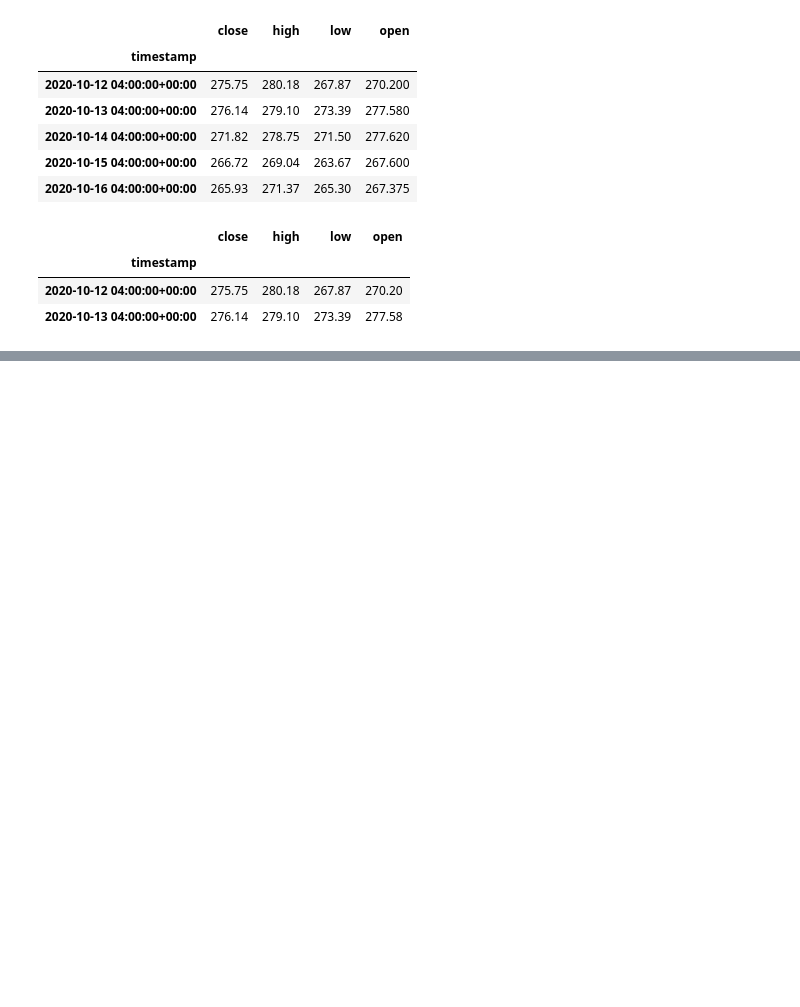
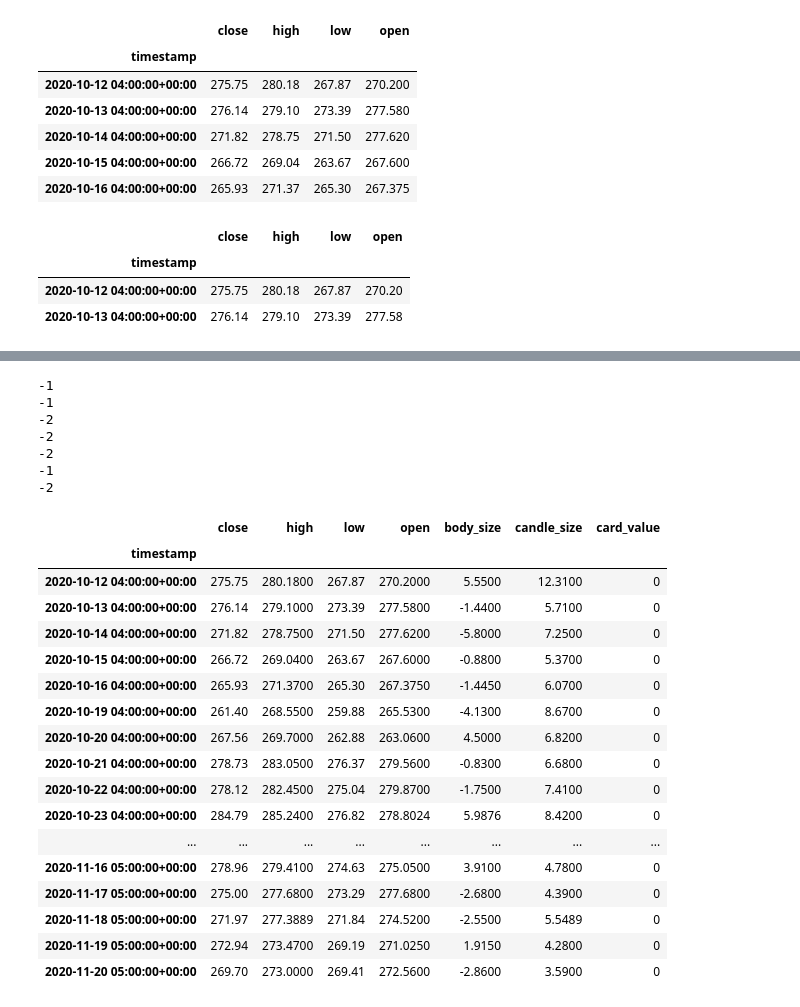
Before and after one commit to EtienneBrown1982/Counting_Cards_but_for_Equities, a Jupyter notebook: Code.ipynb, the cells around one changed output, grey strips where cells are left out. Drawn from its saved outputs; the diff is of its cells as text; code cells hidden in the pictures; blank space fills up the shorter version.

```diff
--- a/Code.ipynb
+++ b/Code.ipynb
@@ -135,0 +174,80 @@ stock_data.head()
+# %%
+# begin for loop to start calculating each row's data to assign a +1 or -1
+# to our count and add adjust our current/previous counts accordingly
+for rows in stock_data:
+# assign and document the current card count for the current day
+
+#assign previous day numbers to work with
+    previous_close = stock_data.iloc[row_counter][0]
+    previous_high = stock_data.iloc[row_counter][1]
+    previous_low = stock_data.iloc[row_counter][2]
+    previous_open = stock_data.iloc[row_counter][3]
+    previous_body_size = stock_data.iloc[row_counter][4]
+    previous_candle_size = stock_data.iloc[row_counter][5]
+
+# variable that keeps track of which row data we are working with
+# this variable is in this position because we need to initialize the first
+# row of data for calculations
+    row_counter = row_counter + 1
+
+# assign current day numbers to work with
+    current_close = stock_data.iloc[row_counter][0]
+    current_high = stock_data.iloc[row_counter][1]
+    current_low = stock_data.iloc[row_counter][2]
+    current_open = stock_data.iloc[row_counter][3]
+    current_body_size = stock_data.iloc[row_counter][4]
+    current_candle_size = stock_data.iloc[row_counter][5]
+
+    # bullish hammer
+    if (current_body_size > 0) and (current_body_size*2) < (current_candle_size):
+        current_count = current_count + 1
+    # bearish hammer
+    elif (current_body_size < 0) and ((np.absolute(current_body_size)*2) < (current_candle_size)):
+        current_count = current_count - 1
+    # bullish engulfing candle
+    elif (current_body_size > 0) and (previous_body_size < 1) and (current_body_size > previous_body_size):
+        current_count = current_count + 1
+    elif (current_body_size < 0) and (previous_body_size > 1) and (np.absolute(current_body_size) > previous_body_size):
+        current_count = current_count - 1
+    # bullish doji candle
+    #elif (previous_count < 0) and (np.absolute(current_body_size) < (current_close * max_body_size)
+
+
+    if current_count > threshold:
+        current_count = threshold
+    elif current_count < -(threshold):
+        current_count = -(threshold)
+    #stock_data.loc[,"card_value"] = current_count
+    #stock_data.iloc(row_counter,["card_value"]) == current_count
+    #rows["card_value"] = current_count
+
+    print(current_count)
+
+display(stock_data.head(30))
+display(stock_data.tail(30))
+# %% [output]
+-1
+-1
+-2
+-2
+-2
+-1
+-2
+|  | close | high | low | open | body_size | candle_size | card_value |
+| timestamp |  |  |  |  |  |  |  |
+| 2020-10-12 04:00:00+00:00 | 275.75 | 280.1800 | 267.87 | 270.2000 | 5.5500 | 12.3100 | 0 |
+| 2020-10-13 04:00:00+00:00 | 276.14 | 279.1000 | 273.39 | 277.5800 | -1.4400 | 5.7100 | 0 |
+| 2020-10-14 04:00:00+00:00 | 271.82 | 278.7500 | 271.50 | 277.6200 | -5.8000 | 7.2500 | 0 |
+| 2020-10-15 04:00:00+00:00 | 266.72 | 269.0400 | 263.67 | 267.6000 | -0.8800 | 5.3700 | 0 |
+| 2020-10-16 04:00:00+00:00 | 265.93 | 271.3700 | 265.30 | 267.3750 | -1.4450 | 6.0700 | 0 |
+| 2020-10-19 04:00:00+00:00 | 261.40 | 268.5500 | 259.88 | 265.5300 | -4.1300 | 8.6700 | 0 |
+| 2020-10-20 04:00:00+00:00 | 267.56 | 269.7000 | 262.88 | 263.0600 | 4.5000 | 6.8200 | 0 |
+| 2020-10-21 04:00:00+00:00 | 278.73 | 283.0500 | 276.37 | 279.5600 | -0.8300 | 6.6800 | 0 |
+| 2020-10-22 04:00:00+00:00 | 278.12 | 282.4500 | 275.04 | 279.8700 | -1.7500 | 7.4100 | 0 |
+| 2020-10-23 04:00:00+00:00 | 284.79 | 285.2400 | 276.82 | 278.8024 | 5.9876 | 8.4200 | 0 |
+| ... | ... | ... | ... | ... | ... | ... | ... |
+| 2020-11-16 05:00:00+00:00 | 278.96 | 279.4100 | 274.63 | 275.0500 | 3.9100 | 4.7800 | 0 |
+| 2020-11-17 05:00:00+00:00 | 275.00 | 277.6800 | 273.29 | 277.6800 | -2.6800 | 4.3900 | 0 |
+| 2020-11-18 05:00:00+00:00 | 271.97 | 277.3889 | 271.84 | 274.5200 | -2.5500 | 5.5489 | 0 |
+| 2020-11-19 05:00:00+00:00 | 272.94 | 273.4700 | 269.19 | 271.0250 | 1.9150 | 4.2800 | 0 |
+| 2020-11-20 05:00:00+00:00 | 269.70 | 273.0000 | 269.41 | 272.5600 | -2.8600 | 3.5900 | 0 |
```
Also changed, not shown: parts of 4 cells of this notebook, 1 other file.
